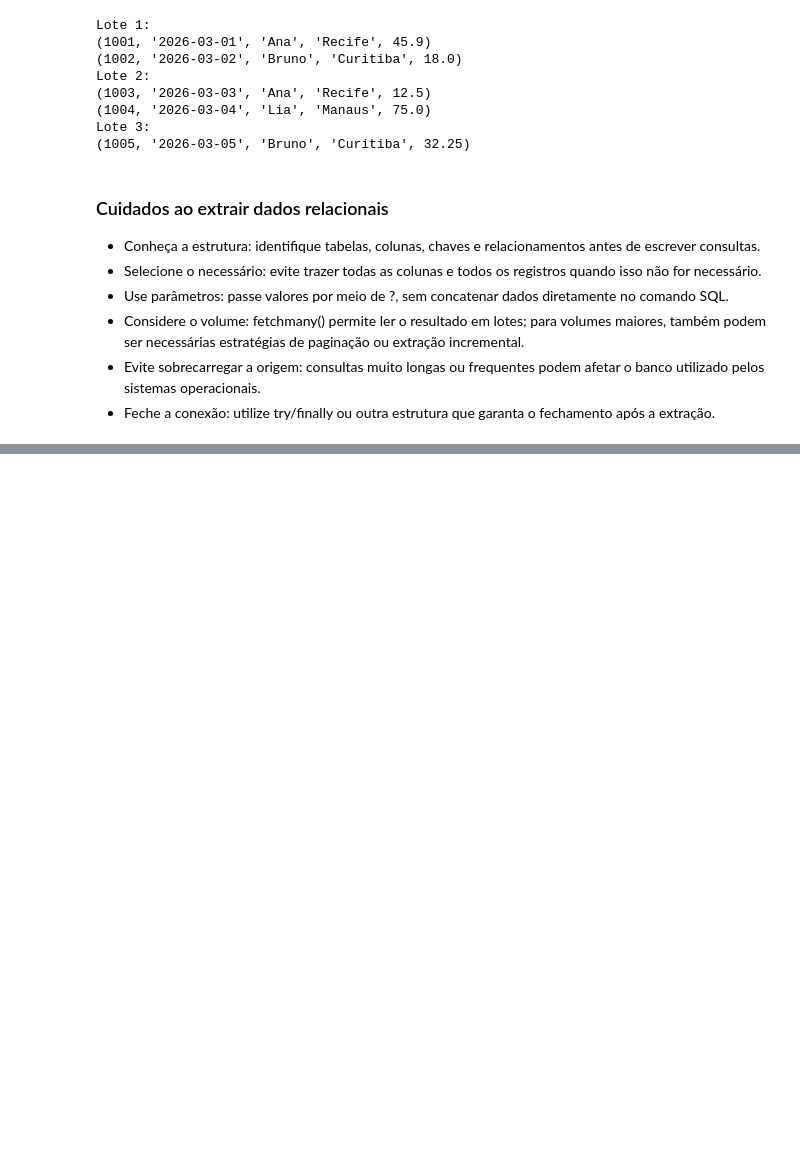
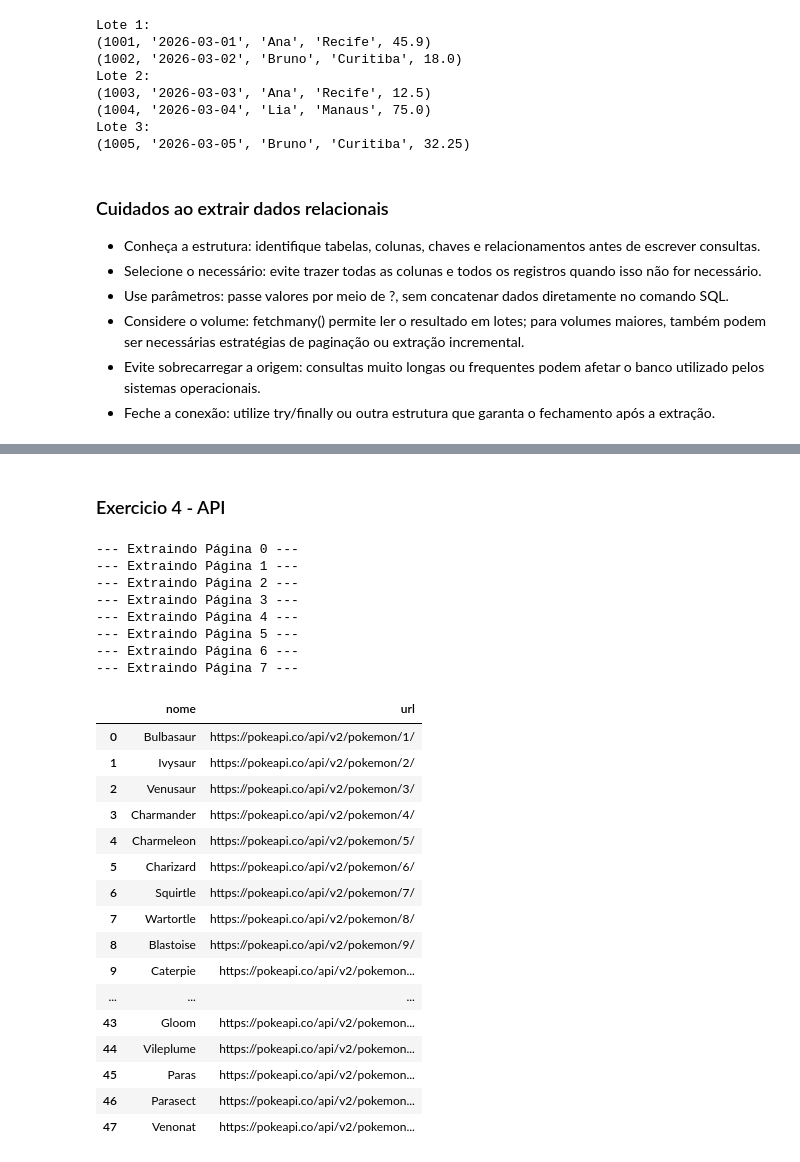
Before and after one commit to ladata-ufs/XII-SEMAC-ENGENHARIA-DADOS-DATA-WAREHOUSING, a Jupyter notebook: notebooks/D2/modulo_01_ingestion.ipynb, the cells around one changed output, grey strips where cells are left out. Saved outputs shown, nothing was run; the diff lists cells and outputs as text; code cells hidden in the pictures; blank space fills up the shorter version.

Commit message:
added exercicios modulo 01

```diff
--- a/notebooks/D2/modulo_01_ingestion.ipynb
+++ b/notebooks/D2/modulo_01_ingestion.ipynb
@@ -599,0 +841,73 @@ Lote 3:
+# %% [markdown]
+### Exercicio 4 - API
+# %%
+url = "https://pokeapi.co/api/v2/pokemon?limit=6"
+
+cabecalho = {'User-Agent': 'Mozilla/5.0'}
+
+pagina_atual = 0
+limite_paginas = 7
+dados_coletados = []
+
+# Precisamos de um while para que todas as páginas sejam buscadas seguindo o mesmo ciclo
+#Equanto existir uma URL válida E não atingirmos o limite de páginas
+
+while url and pagina_atual <= limite_paginas:
+    print(f"--- Extraindo Página {pagina_atual} ---")
+
+    requisicao = urllib.request.Request(url, headers=cabecalho, method="GET")
+
+    try:
+        with urllib.request.urlopen(requisicao) as resposta:
+
+            if resposta.status == 200:
+                conteudo = resposta.read().decode("utf-8")
+                dados_api = json.loads(conteudo)
+
+                for item in dados_api['results']:
+                    # Adicionado para salvar nome e url na lista
+                    dados_coletados.append({
+                        "nome": item["name"].capitalize(),
+                        "url": item["url"]
+                    })
+
+                url = dados_api['next']
+
+        pagina_atual += 1
+
+        time.sleep(1)
+
+    except urllib.error.URLError as e:
+        print(f"Falha na requisição: {e.reason}")
+        break
+
+df_pokemon = pd.DataFrame(dados_coletados)
+display(df_pokemon)
+
+df_pokemon.to_csv("exercicios/modulo01/pokemon_exercicio.csv", index=False, encoding="utf-8")
+# %% [output]
+--- Extraindo Página 0 ---
+--- Extraindo Página 1 ---
+--- Extraindo Página 2 ---
+--- Extraindo Página 3 ---
+--- Extraindo Página 4 ---
+--- Extraindo Página 5 ---
+--- Extraindo Página 6 ---
+--- Extraindo Página 7 ---
+|  | nome | url |
+| 0 | Bulbasaur | https://pokeapi.co/api/v2/pokemon/1/ |
+| 1 | Ivysaur | https://pokeapi.co/api/v2/pokemon/2/ |
+| 2 | Venusaur | https://pokeapi.co/api/v2/pokemon/3/ |
+| 3 | Charmander | https://pokeapi.co/api/v2/pokemon/4/ |
+| 4 | Charmeleon | https://pokeapi.co/api/v2/pokemon/5/ |
+| 5 | Charizard | https://pokeapi.co/api/v2/pokemon/6/ |
+| 6 | Squirtle | https://pokeapi.co/api/v2/pokemon/7/ |
+| 7 | Wartortle | https://pokeapi.co/api/v2/pokemon/8/ |
+| 8 | Blastoise | https://pokeapi.co/api/v2/pokemon/9/ |
+| 9 | Caterpie | https://pokeapi.co/api/v2/pokemon... |
+| ... | ... | ... |
+| 43 | Gloom | https://pokeapi.co/api/v2/pokemon... |
+| 44 | Vileplume | https://pokeapi.co/api/v2/pokemon... |
+| 45 | Paras | https://pokeapi.co/api/v2/pokemon... |
+| 46 | Parasect | https://pokeapi.co/api/v2/pokemon... |
+| 47 | Venonat | https://pokeapi.co/api/v2/pokemon... |
```
Also changed, not shown: parts of 27 cells of this notebook, 3 other files.
